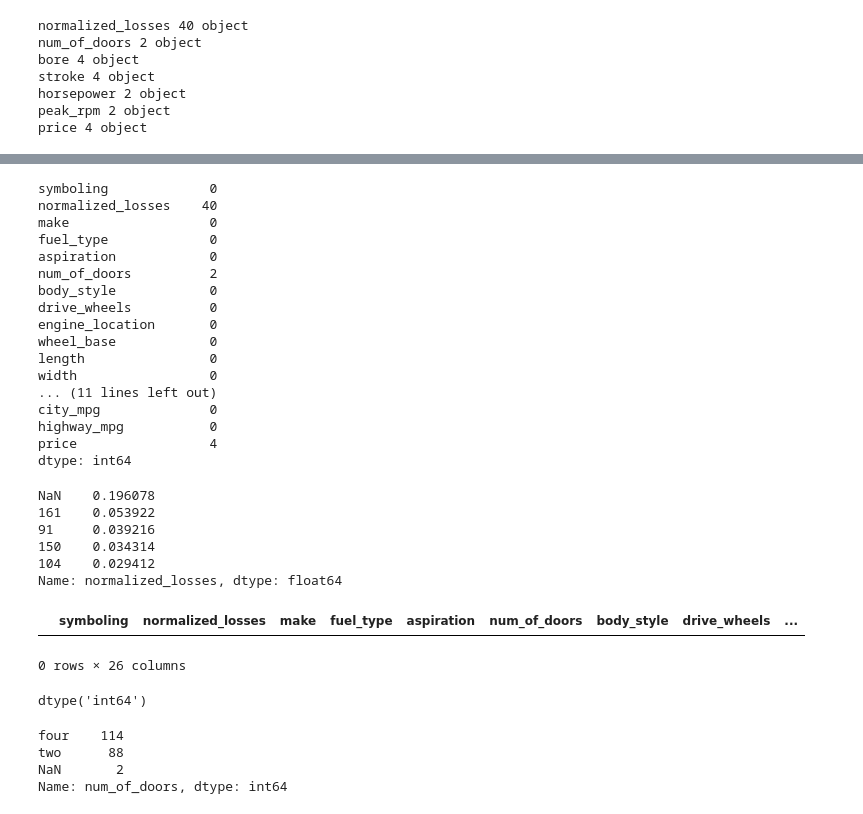
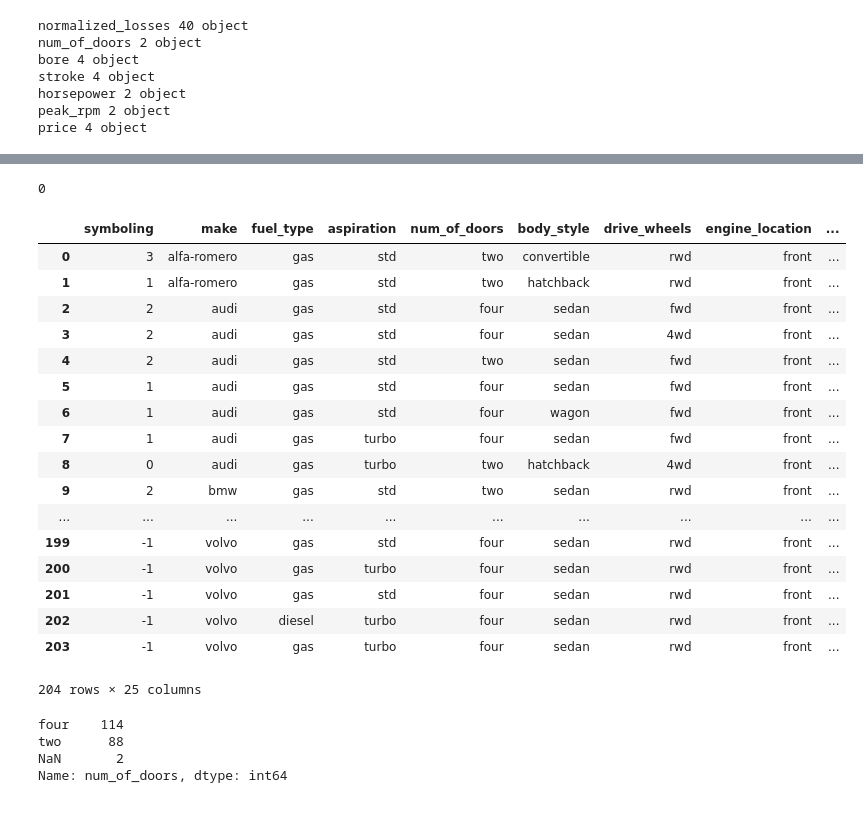
Before and after one commit to plamenyankov/datascience, a Jupyter notebook: Car Sales.ipynb, the cells around one changed output, grey strips where cells are left out. Drawn from its saved outputs; the diff is of its cells as text; code cells hidden in the pictures.

```diff
--- a/Car Sales.ipynb
+++ b/Car Sales.ipynb
@@ -40,44 +62,36 @@ cars_df = cars.replace('?', np.nan)
 # %%
-cars_df.isnull().sum()
+cars_df.duplicated().sum()
 # %% [output]
-symboling             0
-normalized_losses    40
-make                  0
-fuel_type             0
-aspiration            0
-num_of_doors          2
-body_style            0
-drive_wheels          0
-engine_location       0
-wheel_base            0
-length                0
-width                 0
-... (11 lines left out)
-city_mpg              0
-highway_mpg           0
-price                 4
-dtype: int64
+0
-# %%
-cars_df['normalized_losses'].value_counts(dropna=False, normalize=True).head()
-# %% [output]
-NaN    0.196078
-161    0.053922
-91     0.039216
-150    0.034314
-104    0.029412
-Name: normalized_losses, dtype: float64
+# %%
+cars_df.drop(columns=['normalized_losses'], inplace=True)
 # %%
-cars_df[cars_df['normalized_losses'].isna()].head()
+# cars_df[cars_df['normalized_losses'].isna()].head()
-# %% [output]
-|  | symboling | normalized_losses | make | fuel_type | aspiration | num_of_doors | body_style | drive_wheels | ... |
-0 rows × 26 columns
 # %%
-normalized_losses_mean = cars_df[cars_df['normalized_losses'].notna()]['normalized_losses'].astype(int).mean()
-cars_df.loc[cars_df['normalized_losses'].isna(),'normalized_losses'] = normalized_losses_mean
-cars_df['normalized_losses'] = cars_df['normalized_losses'].astype(int)
-cars_df['normalized_losses'].dtype
+# normalized_losses_mean = cars_df[cars_df['normalized_losses'].notna()]['normalized_losses'].astype(int).mean()
+# cars_df.loc[cars_df['normalized_losses'].isna(),'normalized_losses'] = normalized_losses_mean
+# cars_df['normalized_losses'] = cars_df['normalized_losses'].astype(int)
+# cars_df['normalized_losses'].dtype
+cars_df
 # %% [output]
+|  | symboling | make | fuel_type | aspiration | num_of_doors | body_style | drive_wheels | engine_location | ... |
+| 0 | 3 | alfa-romero | gas | std | two | convertible | rwd | front | ... |
+| 1 | 1 | alfa-romero | gas | std | two | hatchback | rwd | front | ... |
+| 2 | 2 | audi | gas | std | four | sedan | fwd | front | ... |
+| 3 | 2 | audi | gas | std | four | sedan | 4wd | front | ... |
+| 4 | 2 | audi | gas | std | two | sedan | fwd | front | ... |
+| 5 | 1 | audi | gas | std | four | sedan | fwd | front | ... |
+| 6 | 1 | audi | gas | std | four | wagon | fwd | front | ... |
+| 7 | 1 | audi | gas | turbo | four | sedan | fwd | front | ... |
+| 8 | 0 | audi | gas | turbo | two | hatchback | 4wd | front | ... |
+| 9 | 2 | bmw | gas | std | two | sedan | rwd | front | ... |
+| ... | ... | ... | ... | ... | ... | ... | ... | ... | ... |
+| 199 | -1 | volvo | gas | std | four | sedan | rwd | front | ... |
+| 200 | -1 | volvo | gas | turbo | four | sedan | rwd | front | ... |
+| 201 | -1 | volvo | gas | std | four | sedan | rwd | front | ... |
+| 202 | -1 | volvo | diesel | turbo | four | sedan | rwd | front | ... |
+| 203 | -1 | volvo | gas | turbo | four | sedan | rwd | front | ... |
-dtype('int64')
+204 rows × 25 columns
 # %%
 cars_df['num_of_doors'].value_counts(dropna=False)
 # %% [output]
```
Also changed, not shown: parts of 16 cells of this notebook, 3 other files.
